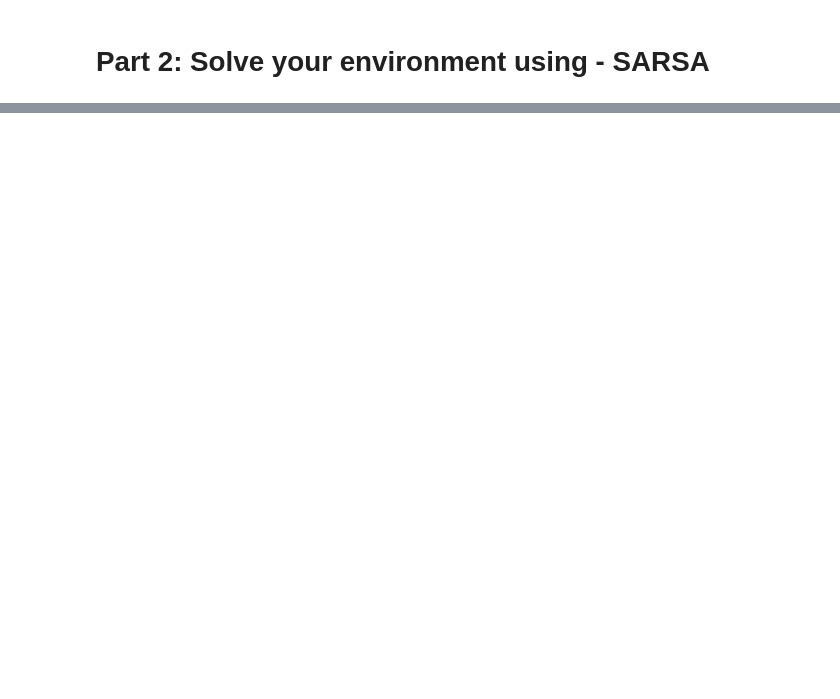
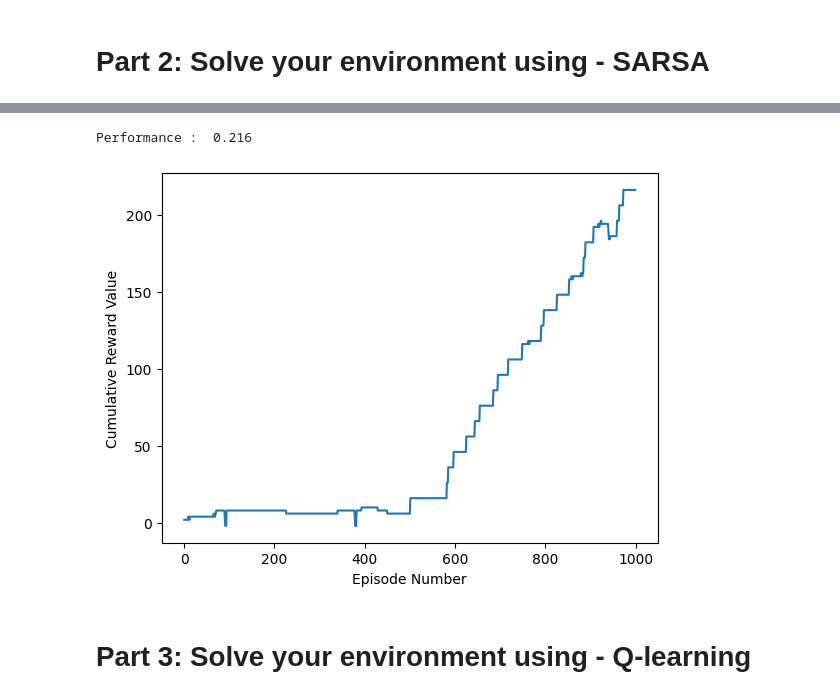
Before and after one commit to apolloin3D/574_HW3, a Jupyter notebook: mariadis_cicloss_assignment3.ipynb, the cells around one changed output, grey strips where cells are left out. Drawn from its saved outputs; the diff is of its cells as text; code cells hidden in the pictures; blank space fills up the shorter version.

```diff
--- a/mariadis_cicloss_assignment3.ipynb
+++ b/mariadis_cicloss_assignment3.ipynb
@@ -281,0 +390,12 @@ plt.show()
+# %%
+import matplotlib.pyplot as plt
+print ("Performance : ", reward_val/episodes)
+plt.plot(list(range(episodes)),reward_list)
+plt.xlabel("Episode Number")
+plt.ylabel("Cumulative Reward Value")
+plt.show()
+# %% [output]
+Performance :  0.216
+[figure, added]
+# %% [markdown]
+# Part 3: Solve your environment using - Q-learning
```
Also changed, not shown: parts of 15 cells of this notebook.
